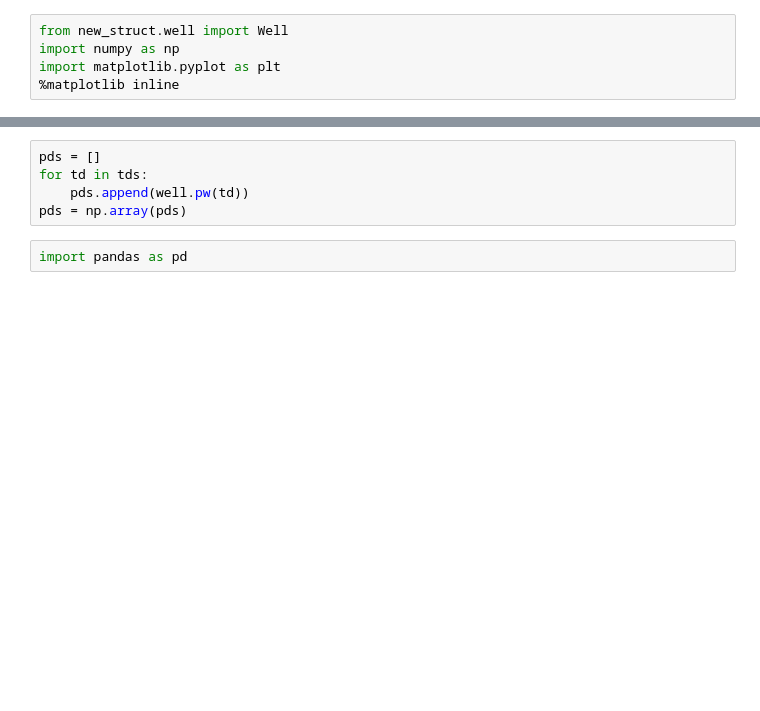
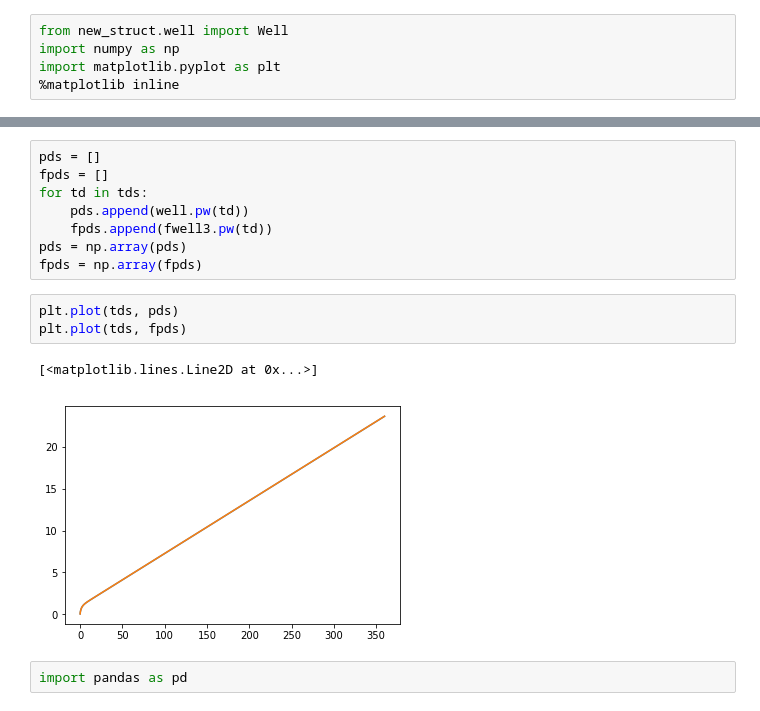
Before and after one commit to dmitrydi/pd_lapl, a Jupyter notebook: saphire.ipynb, the cells around one changed output, grey strips where cells are left out. Saved outputs shown, nothing was run; the diff lists cells and outputs as text; blank space fills up the shorter version.

```diff
--- a/saphire.ipynb
+++ b/saphire.ipynb
@@ -35,8 +42,17 @@ well = Well(outer_bound, top_bound, bottom_bound, wtype, nseg, nwells, xwds, ywd
 # %%
 pds = []
+fpds = []
 for td in tds:
     pds.append(well.pw(td))
+    fpds.append(fwell3.pw(td))
 pds = np.array(pds)
+fpds = np.array(fpds)
+# %%
+plt.plot(tds, pds)
+plt.plot(tds, fpds)
+# %% [output]
+[<matplotlib.lines.Line2D at 0x...>]
+[figure, added]
 # %%
 import pandas as pd
 # %%
```
Also changed, not shown: parts of 3 cells of this notebook, 14 other files.
